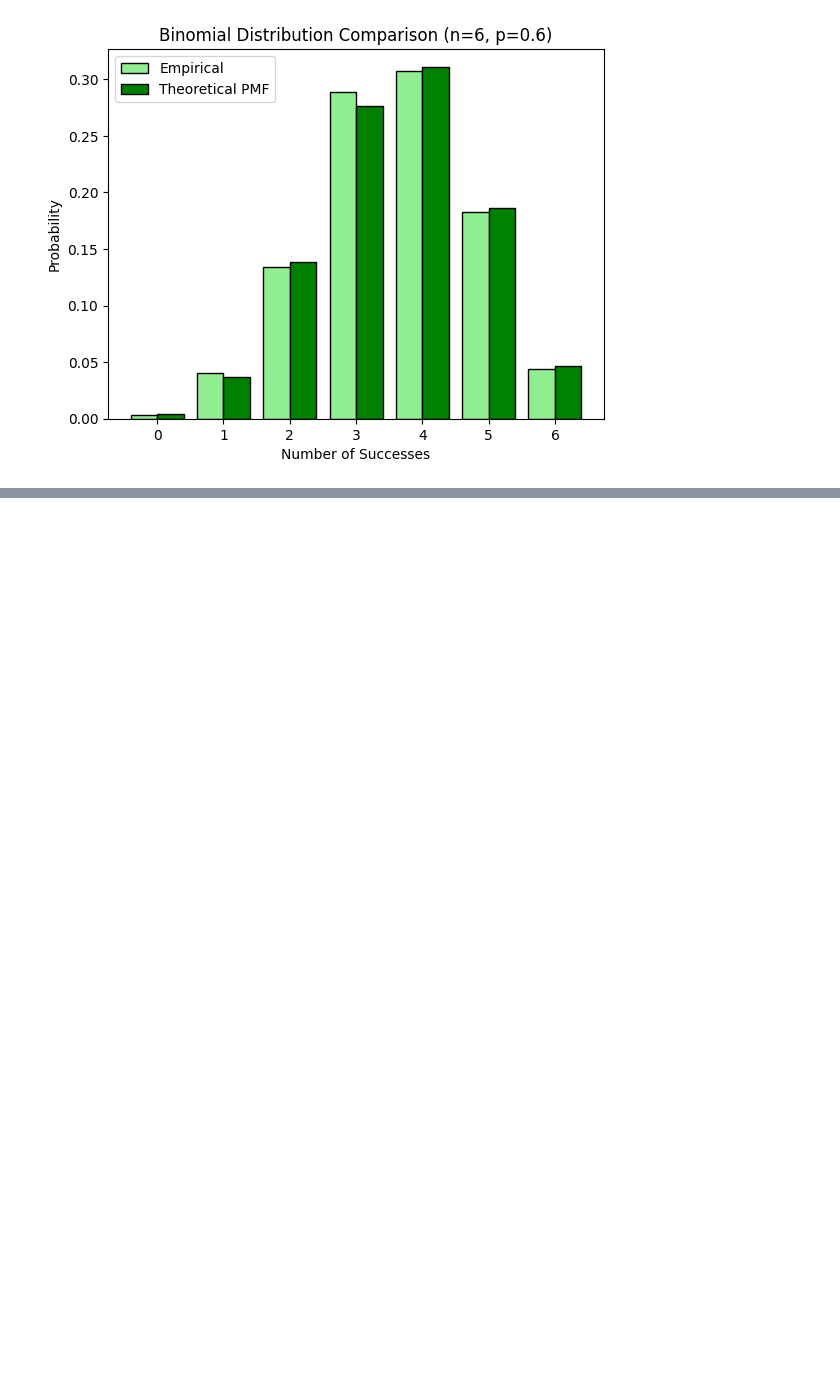
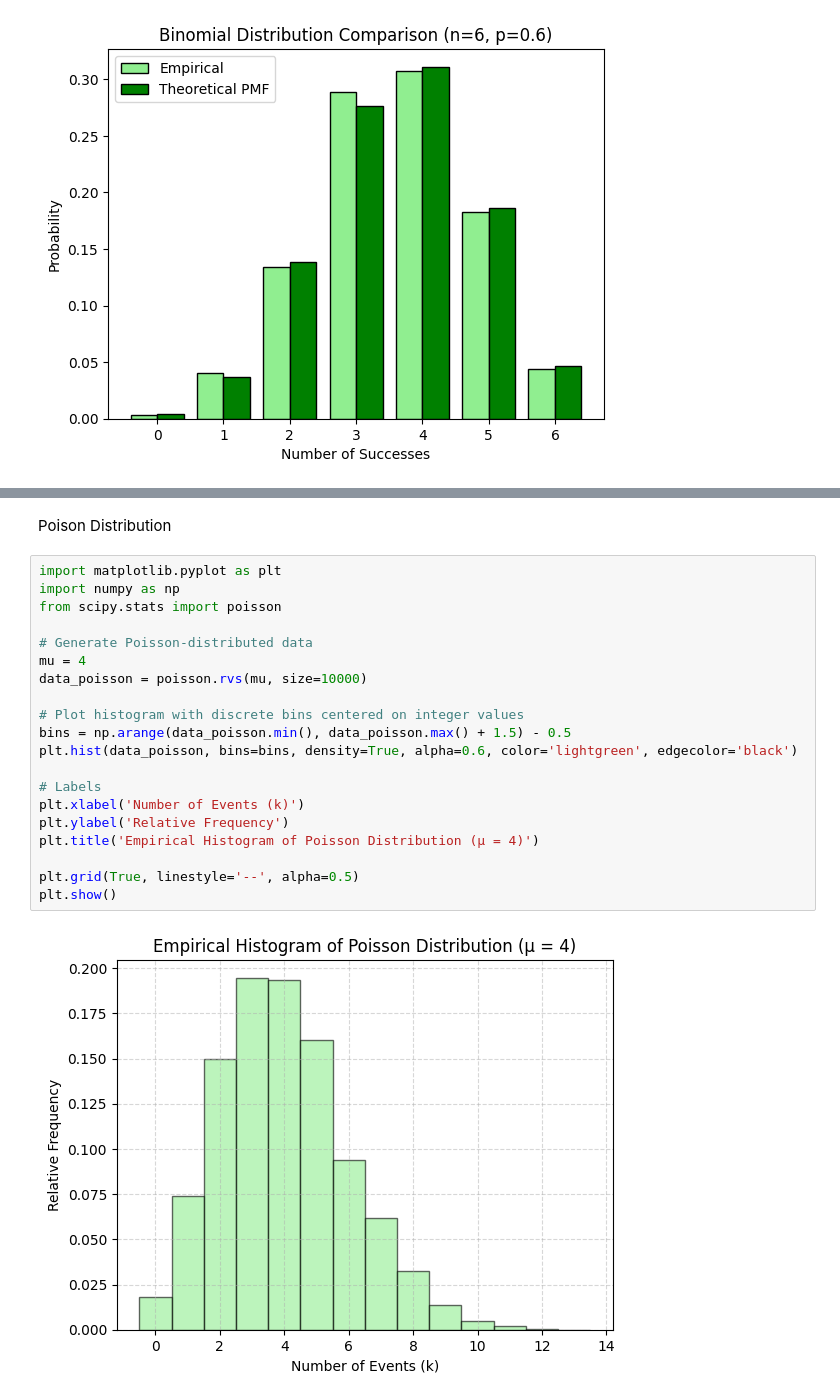
Before and after one commit to pkapoor2/PC-AIML, a Jupyter notebook: Applied Data Science with Python/class7/prob.ipynb, the cells around one changed output, grey strips where cells are left out. Drawn from its saved outputs; the diff is of its cells as text; blank space fills up the shorter version.

```diff
--- a/Applied Data Science with Python/class7/prob.ipynb
+++ b/Applied Data Science with Python/class7/prob.ipynb
@@ -81,0 +85,24 @@ variance = 1.4399999999999995
+# %% [markdown]
+Poison Distribution
+# %%
+import matplotlib.pyplot as plt
+import numpy as np
+from scipy.stats import poisson
+
+# Generate Poisson-distributed data
+mu = 4
+data_poisson = poisson.rvs(mu, size=10000)
+
+# Plot histogram with discrete bins centered on integer values
+bins = np.arange(data_poisson.min(), data_poisson.max() + 1.5) - 0.5
+plt.hist(data_poisson, bins=bins, density=True, alpha=0.6, color='lightgreen', edgecolor='black')
+
+# Labels
+plt.xlabel('Number of Events (k)')
+plt.ylabel('Relative Frequency')
+plt.title('Empirical Histogram of Poisson Distribution (μ = 4)')
+
+plt.grid(True, linestyle='--', alpha=0.5)
+plt.show()
+# %% [output]
+[figure, added]
```
Also changed, not shown: parts of 14 cells of this notebook, 1 other file.
